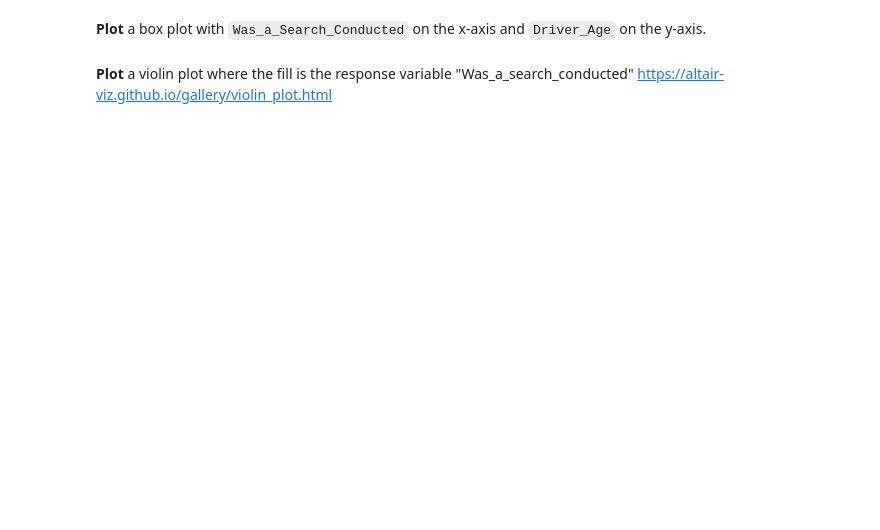
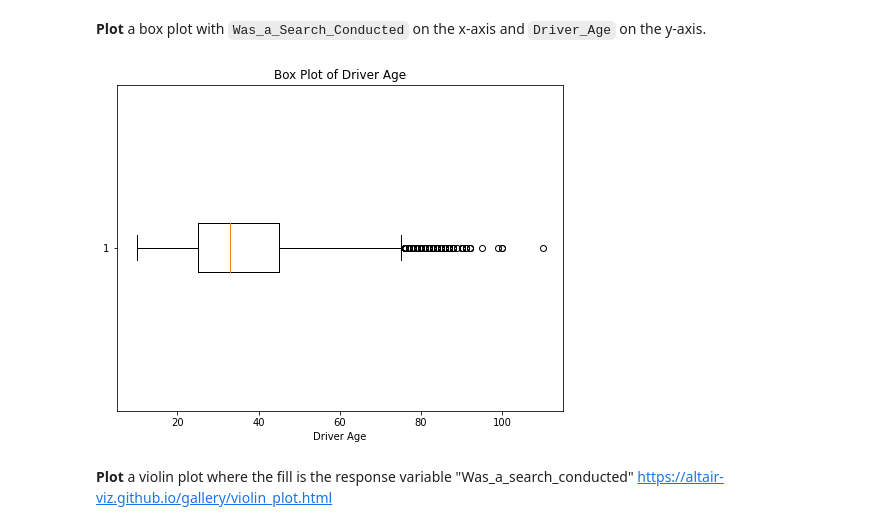
Before and after one commit to dbsandis/CMPD_Stops, a Jupyter notebook: problem_set_1.ipynb, the cells around one changed output. Drawn from its saved outputs; the diff is of its cells as text; code cells hidden in the pictures; blank space fills up the shorter version.

```diff
--- a/problem_set_1.ipynb
+++ b/problem_set_1.ipynb
@@ -35,2 +147,12 @@ What is happening? xxxxx
+# %%
+## Box plot
+
+plt.figure(figsize=(8, 6))
+plt.boxplot(stops['Driver_Age'], vert=False)
+plt.title('Box Plot of Driver Age')
+plt.xlabel('Driver Age')
+plt.show()
+# %% [output]
+[figure, added]
 # %% [markdown]
 **Plot** a violin plot where the fill is the response variable "Was_a_search_conducted" https://altair-viz.github.io/gallery/violin_plot.html
```
Also changed, not shown: parts of 48 cells of this notebook, 3 other files.
